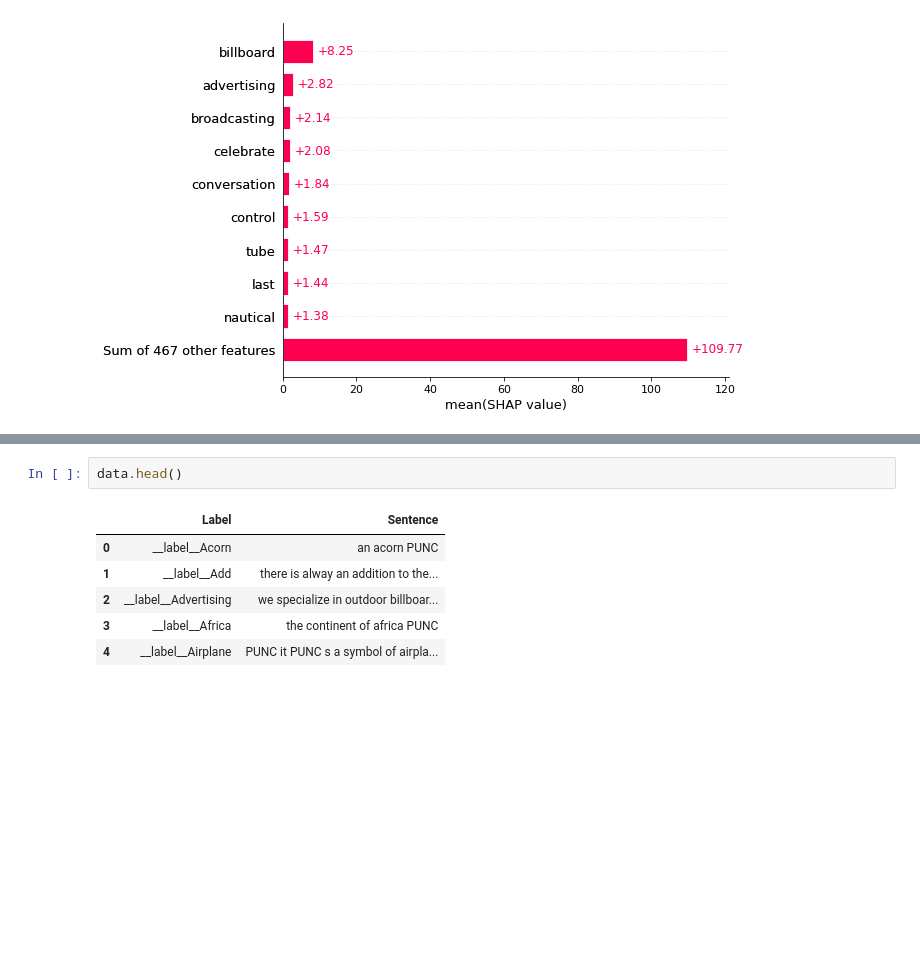
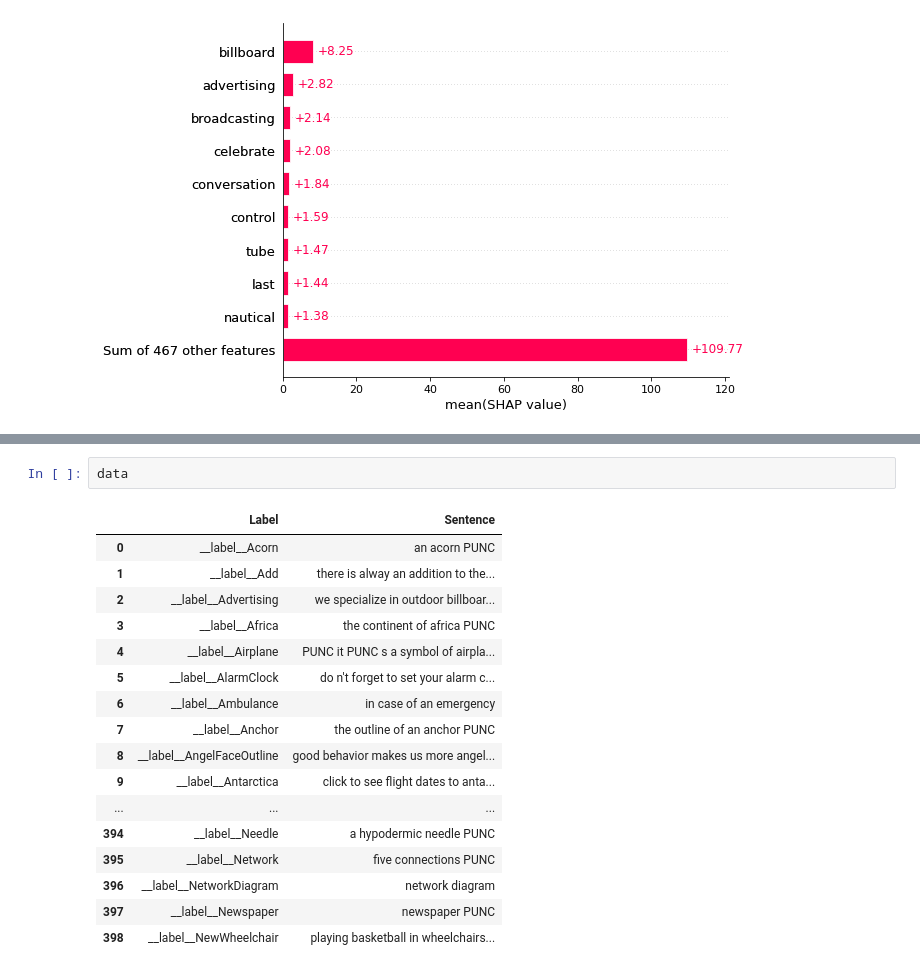
Before and after one commit to vivekchettiar/shap, a Jupyter notebook: notebooks/multiclass_explainer/Text to Icon Multiclass Demo.ipynb, the cells around one changed output, grey strips where cells are left out. Drawn from its saved outputs; the diff is of its cells as text; blank space fills up the shorter version.

```diff
--- a/notebooks/multiclass_explainer/Text to Icon Multiclass Demo.ipynb
+++ b/notebooks/multiclass_explainer/Text to Icon Multiclass Demo.ipynb
@@ -165,9 +157,20 @@ text_plot(labels_to_idx[label],0,3)
 # %%
-data.head()
+data
 # %% [output]
 |  | Label | Sentence |
 | 0 | __label__Acorn | an acorn PUNC |
 | 1 | __label__Add | there is alway an addition to the... |
 | 2 | __label__Advertising | we specialize in outdoor billboar... |
 | 3 | __label__Africa | the continent of africa PUNC |
 | 4 | __label__Airplane | PUNC it PUNC s a symbol of airpla... |
+| 5 | __label__AlarmClock | do n't forget to set your alarm c... |
+| 6 | __label__Ambulance | in case of an emergency |
+| 7 | __label__Anchor | the outline of an anchor PUNC |
+| 8 | __label__AngelFaceOutline | good behavior makes us more angel... |
+| 9 | __label__Antarctica | click to see flight dates to anta... |
+| ... | ... | ... |
+| 394 | __label__Needle | a hypodermic needle PUNC |
+| 395 | __label__Network | five connections PUNC |
+| 396 | __label__NetworkDiagram | network diagram |
+| 397 | __label__Newspaper | newspaper PUNC |
+| 398 | __label__NewWheelchair | playing basketball in wheelchairs... |
```
Also changed, not shown: parts of 3 cells of this notebook.
